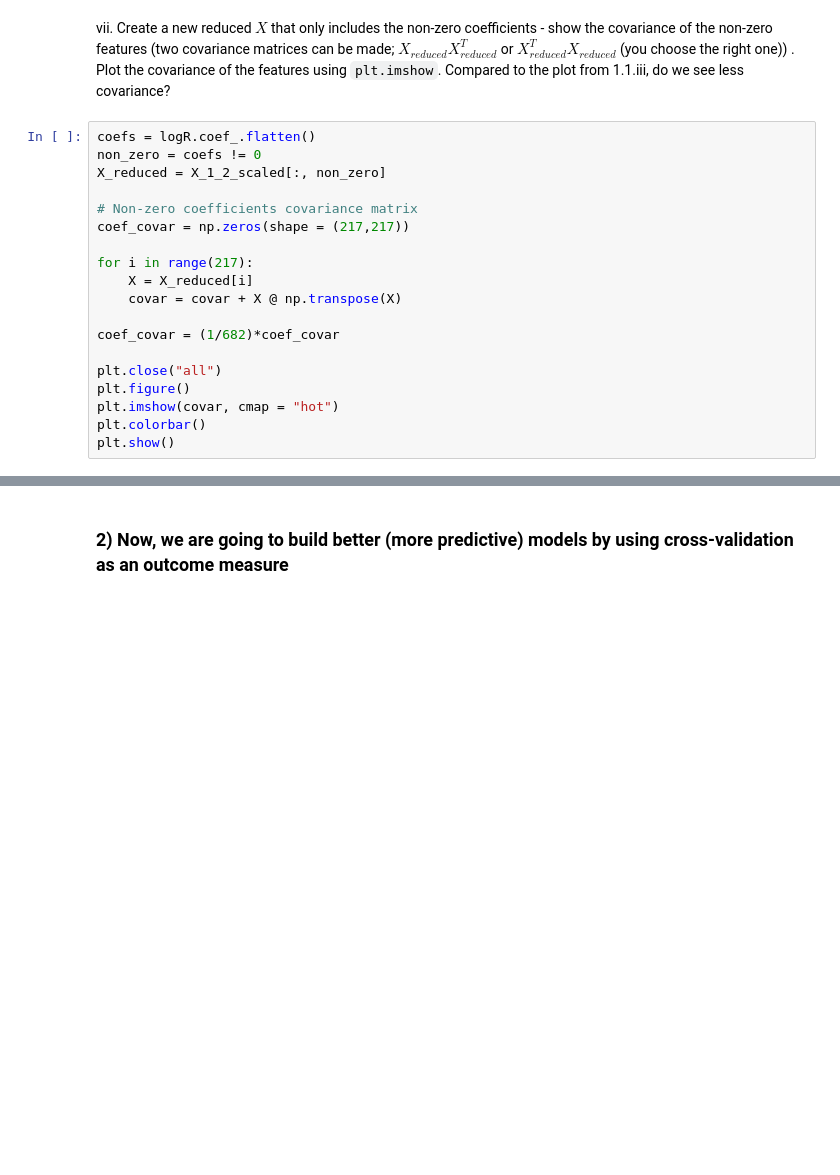
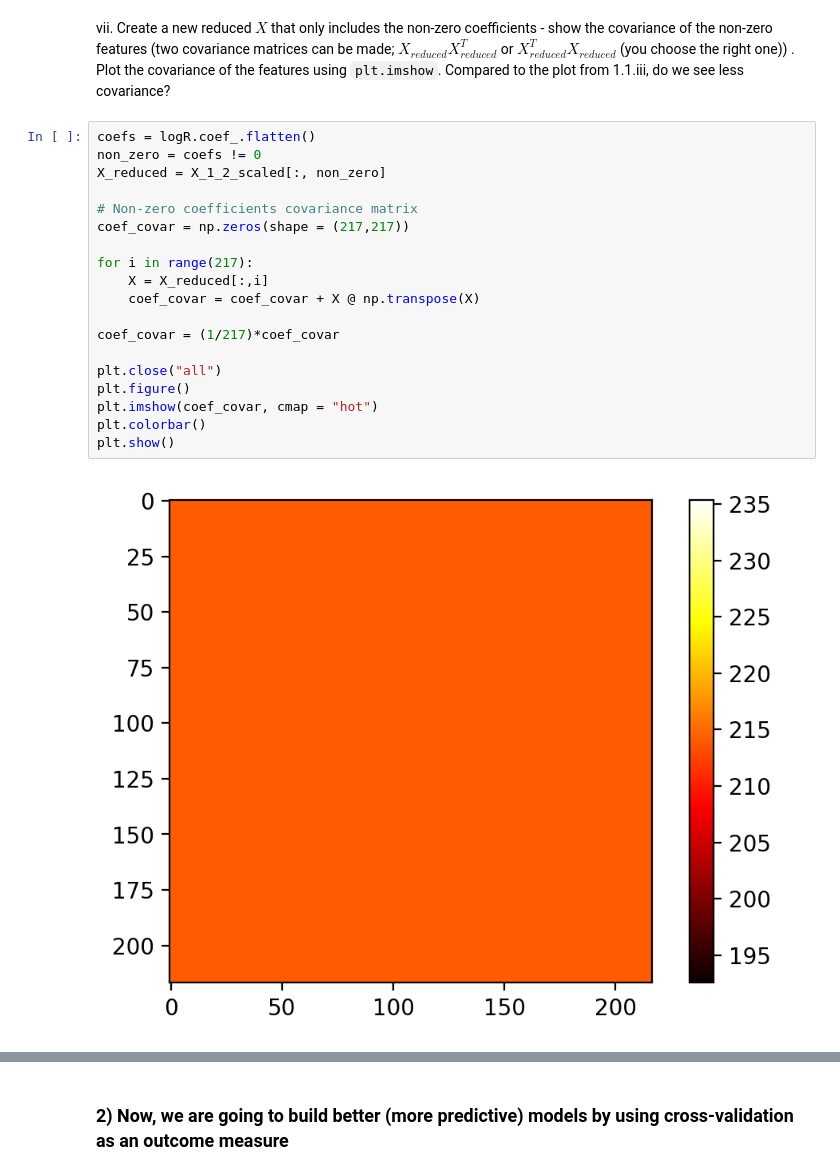
Before and after one commit to alekswael/github_methods_3, a Jupyter notebook: week_08/practical_exercise_8_ALEKSANDER_NOTEBOOK.ipynb, the cells around one changed output, grey strips where cells are left out. Saved outputs shown, nothing was run; the diff lists cells and outputs as text; blank space fills up the shorter version.

```diff
--- a/week_08/practical_exercise_8_ALEKSANDER_NOTEBOOK.ipynb
+++ b/week_08/practical_exercise_8_ALEKSANDER_NOTEBOOK.ipynb
@@ -204,19 +216,21 @@ vii. Create a new reduced $X$ that only includes the non-zero coefficients - sho
 # %%
 coefs = logR.coef_.flatten()
 non_zero = coefs != 0
 X_reduced = X_1_2_scaled[:, non_zero]
 
 # Non-zero coefficients covariance matrix
 coef_covar = np.zeros(shape = (217,217))
 
 for i in range(217):
-    X = X_reduced[i]
-    covar = covar + X @ np.transpose(X)
+    X = X_reduced[:,i]
+    coef_covar = coef_covar + X @ np.transpose(X)
 
-coef_covar = (1/682)*coef_covar
+coef_covar = (1/217)*coef_covar
 
 plt.close("all")
 plt.figure()
-plt.imshow(covar, cmap = "hot")
+plt.imshow(coef_covar, cmap = "hot")
 plt.colorbar()
 plt.show()
+# %% [output]
+[figure, added]
```
Also changed, not shown: parts of 45 cells of this notebook, 1 other file.
